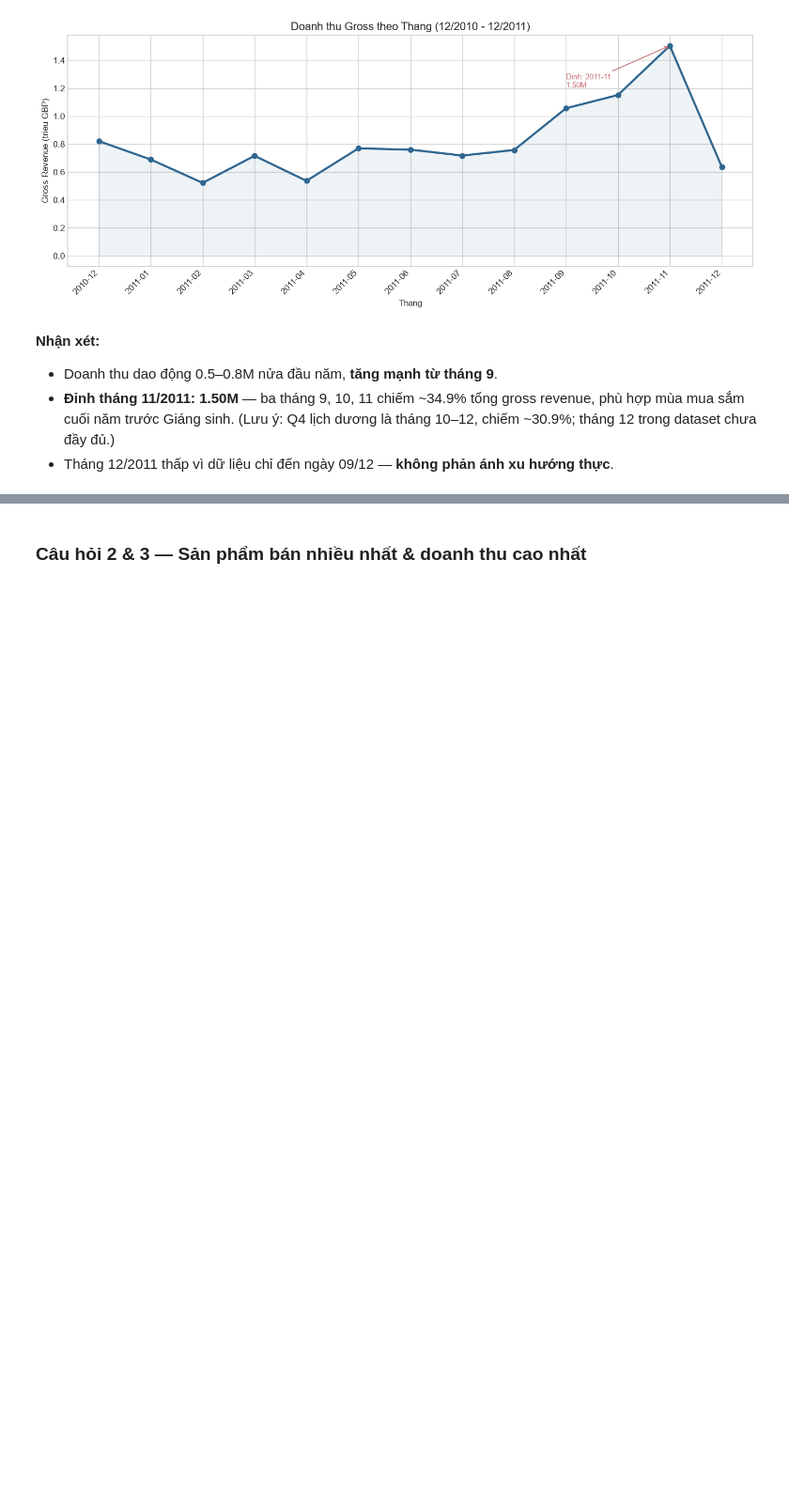
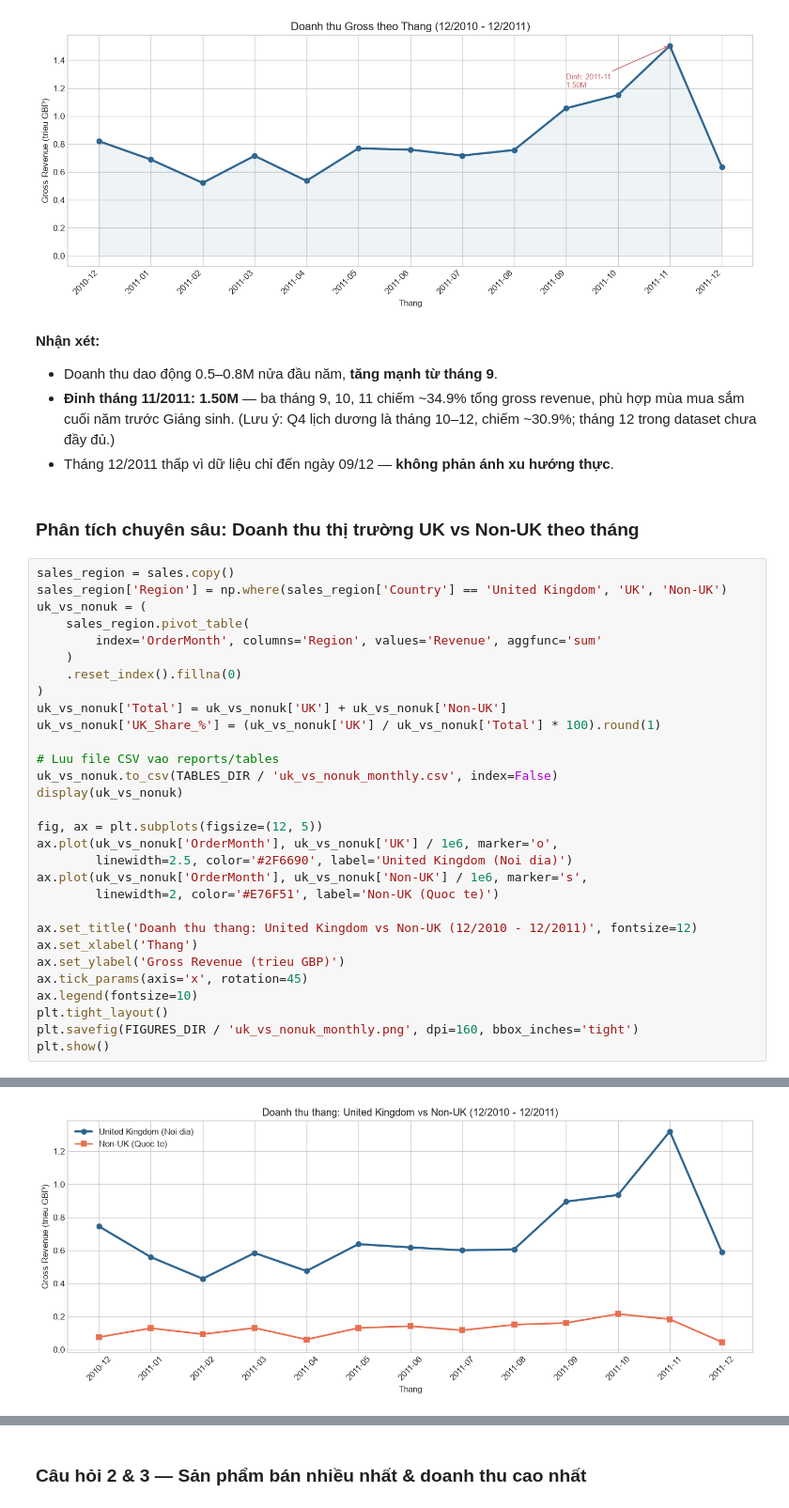
Before and after one commit to Dungduog/retail-analytics-project, a Jupyter notebook: notebooks/eda_retail_analysis.ipynb, the cells around one changed output, grey strips where cells are left out. Shown at 94% size. Saved outputs shown, nothing was run; the diff lists cells and outputs as text; blank space fills up the shorter version.

```diff
--- a/notebooks/eda_retail_analysis.ipynb
+++ b/notebooks/eda_retail_analysis.ipynb
@@ -495,3 +574,36 @@ plt.show()
 - Doanh thu dao động 0.5–0.8M nửa đầu năm, **tăng mạnh từ tháng 9**.
 - **Đỉnh tháng 11/2011: 1.50M** — ba tháng 9, 10, 11 chiếm ~34.9% tổng gross revenue, phù hợp mùa mua sắm cuối năm trước Giáng sinh. (Lưu ý: Q4 lịch dương là tháng 10–12, chiếm ~30.9%; tháng 12 trong dataset chưa đầy đủ.)
 - Tháng 12/2011 thấp vì dữ liệu chỉ đến ngày 09/12 — **không phản ánh xu hướng thực**.
+# %% [markdown]
+### Phân tích chuyên sâu: Doanh thu thị trường UK vs Non-UK theo tháng
+# %%
+sales_region = sales.copy()
+sales_region['Region'] = np.where(sales_region['Country'] == 'United Kingdom', 'UK', 'Non-UK')
+uk_vs_nonuk = (
+    sales_region.pivot_table(
+        index='OrderMonth', columns='Region', values='Revenue', aggfunc='sum'
+    )
+    .reset_index().fillna(0)
+)
+uk_vs_nonuk['Total'] = uk_vs_nonuk['UK'] + uk_vs_nonuk['Non-UK']
+uk_vs_nonuk['UK_Share_%'] = (uk_vs_nonuk['UK'] / uk_vs_nonuk['Total'] * 100).round(1)
+
+# Luu file CSV vao reports/tables
+uk_vs_nonuk.to_csv(TABLES_DIR / 'uk_vs_nonuk_monthly.csv', index=False)
+display(uk_vs_nonuk)
+
+fig, ax = plt.subplots(figsize=(12, 5))
+ax.plot(uk_vs_nonuk['OrderMonth'], uk_vs_nonuk['UK'] / 1e6, marker='o',
+        linewidth=2.5, color='#2F6690', label='United Kingdom (Noi dia)')
+ax.plot(uk_vs_nonuk['OrderMonth'], uk_vs_nonuk['Non-UK'] / 1e6, marker='s',
+        linewidth=2, color='#E76F51', label='Non-UK (Quoc te)')
+
+ax.set_title('Doanh thu thang: United Kingdom vs Non-UK (12/2010 - 12/2011)', fontsize=12)
+ax.set_xlabel('Thang')
+ax.set_ylabel('Gross Revenue (trieu GBP)')
+ax.tick_params(axis='x', rotation=45)
+ax.legend(fontsize=10)
+plt.tight_layout()
+plt.savefig(FIGURES_DIR / 'uk_vs_nonuk_monthly.png', dpi=160, bbox_inches='tight')
+plt.show()
+# %% [output]
@@ -497,0 +624 @@ plt.show()
+[figure, added]
```
Also changed, not shown: parts of 26 cells of this notebook, 2 other files.
